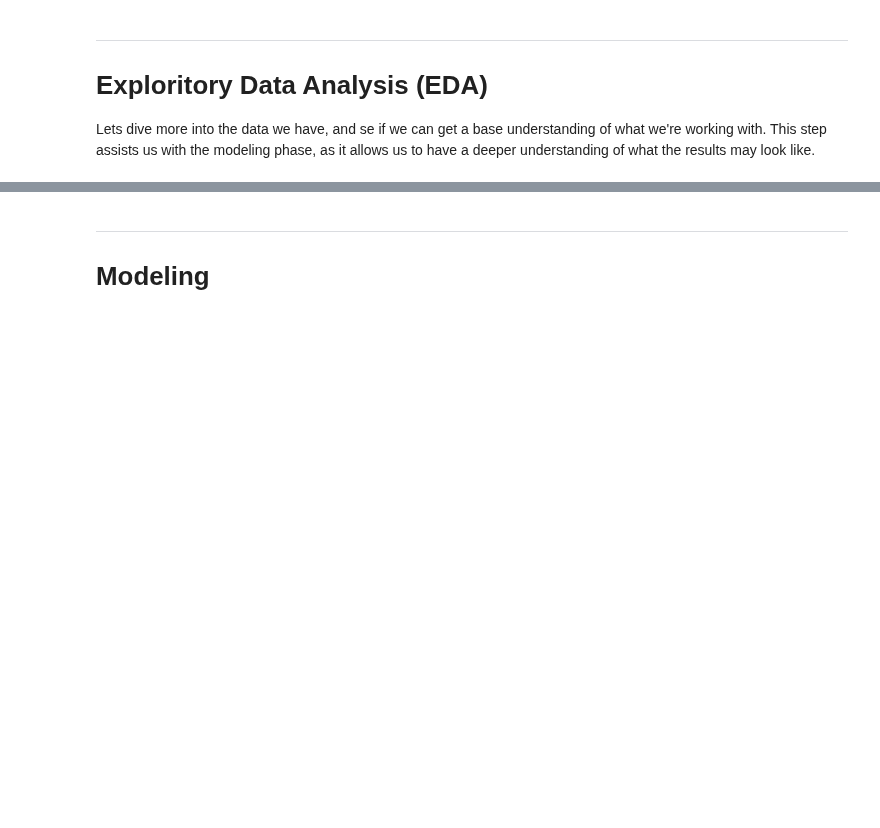
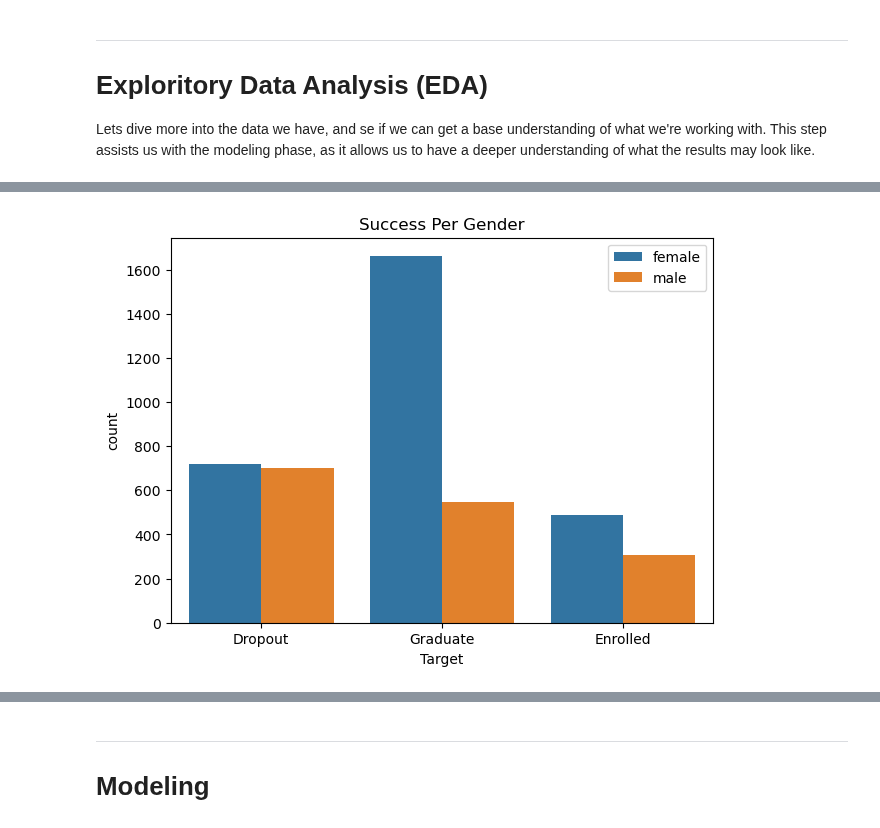
Before and after one commit to Djohnson1313/predicting_student_success, a Jupyter notebook: predicting_student_success_notebook.ipynb, the cells around one changed output, grey strips where cells are left out. Saved outputs shown, nothing was run; the diff lists cells and outputs as text; code cells hidden in the pictures; blank space fills up the shorter version.

```diff
--- a/predicting_student_success_notebook.ipynb
+++ b/predicting_student_success_notebook.ipynb
@@ -192,2 +192,11 @@ plt.show();
+# %%
+fig, ax = plt.subplots(figsize = (7, 5)) # create figure
+sns.countplot(data = df, x = 'Target', hue = 'Gender') # assigns x and y values
+ax.set_title('Success Per Gender') # title
+labels = ['female', 'male']
+plt.legend(labels)
+plt.show(); # output
+# %% [output]
+[figure, added]
 # %%
 fig, ax = plt.subplots(figsize = (7,5))
```
Also changed, not shown: parts of 19 cells of this notebook.
